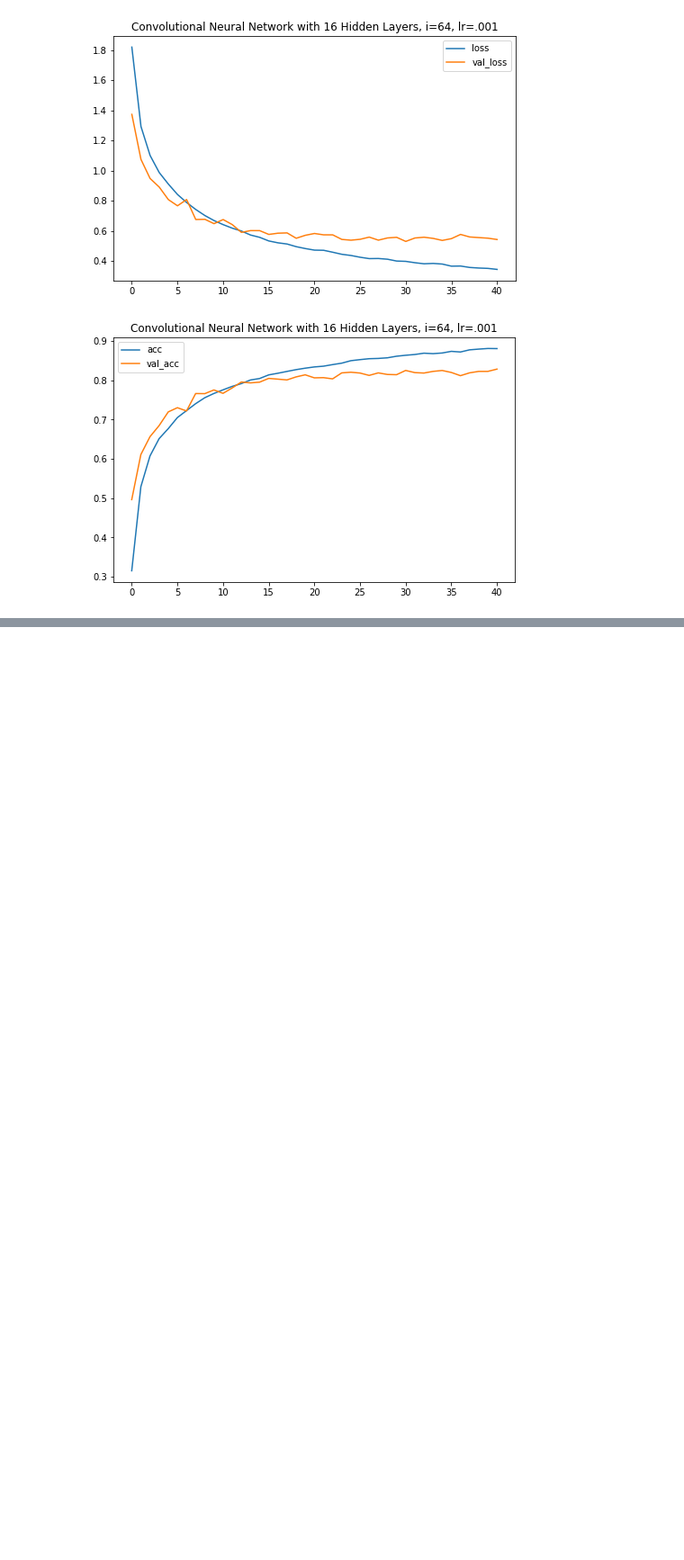
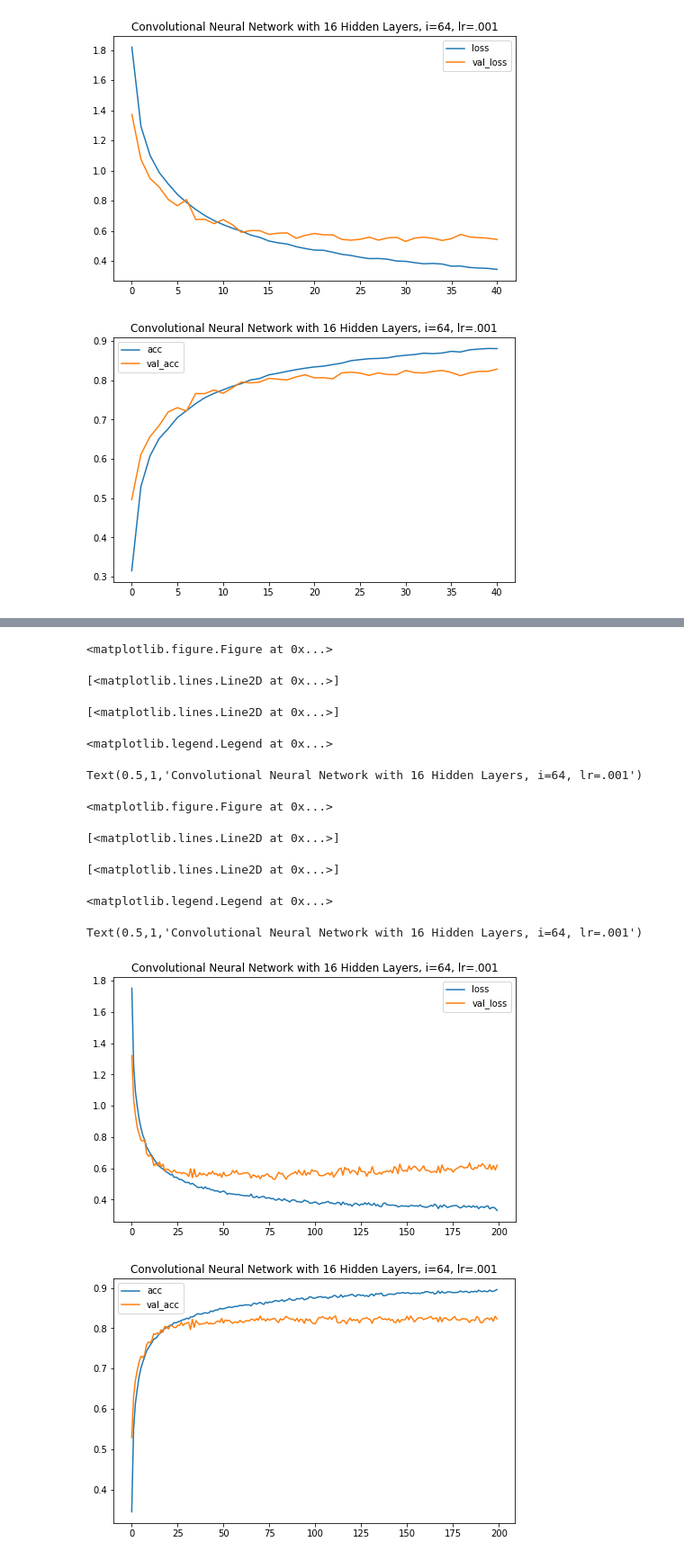
Before and after one commit to coneeleven/Project_DSCT_Image-Classification, a Jupyter notebook: CIFAR10.ipynb, the cells around one changed output, grey strips where cells are left out. Shown at 90% size. Drawn from its saved outputs; the diff is of its cells as text; code cells hidden in the pictures; blank space fills up the shorter version.

```diff
--- a/CIFAR10.ipynb
+++ b/CIFAR10.ipynb
@@ -1138,0 +1220,22 @@ Text(0.5,1,'Convolutional Neural Network with 16 Hidden Layers, i=64, lr=.00001'
+# %%
+i=64
+cnn64_001_64 = cnn(i,2*i,4*i,12*i,6*i,2,.001) # i=64, lr=.001
+batch_size = 64
+epochs = 200
+
+# Train the model
+csv_logger = CSVLogger('cnn64_001_64.log')
+
+start = time.time()
+model64_001_64 = cnn64_001_64.fit(X_train, y_train, batch_size=batch_size, epochs=epochs,
+                            validation_data = (X_test, y_test), verbose=1,
+                            callbacks=[csv_logger])
+end = time.time()
+
+# save model to HDF5 file
+cnn64_001_64.save('model64_001_64.h5')
+
+# compute test accuracy
+scores = cnn64_001_64.evaluate(X_test, y_test, verbose=1)
+print ("Model took %0.2f minutes to train" % ((end - start)/60))
+print ("Accuracy on test data is: %0.2f" % (scores[1]*100))
@@ -1138,0 +1260,27 @@ Text(0.5,1,'Convolutional Neural Network with 16 Hidden Layers, i=64, lr=.00001'
+# %%
+plt.figure(figsize=(8,5));
+plt.plot(model64_001_64.history['loss']);
+plt.plot(model64_001_64.history['val_loss']);
+plt.legend(['loss','val_loss']);
+plt.title('Convolutional Neural Network with 16 Hidden Layers, i=64, lr=.001, bs=64');
+plt.savefig('6400164l.png')
+
+plt.figure(figsize=(8,5));
+plt.plot(model64_001_64.history['acc']);
+plt.plot(model64_001_64.history['val_acc']);
+plt.legend(['acc','val_acc']);
+plt.title('Convolutional Neural Network with 16 Hidden Layers, i=64, lr=.001, bs=64');
+plt.savefig('6400164a.png')
+# %% [output]
+<matplotlib.figure.Figure at 0x...>
+[<matplotlib.lines.Line2D at 0x...>]
+[<matplotlib.lines.Line2D at 0x...>]
+<matplotlib.legend.Legend at 0x...>
+Text(0.5,1,'Convolutional Neural Network with 16 Hidden Layers, i=64, lr=.001')
+<matplotlib.figure.Figure at 0x...>
+[<matplotlib.lines.Line2D at 0x...>]
+[<matplotlib.lines.Line2D at 0x...>]
+<matplotlib.legend.Legend at 0x...>
+Text(0.5,1,'Convolutional Neural Network with 16 Hidden Layers, i=64, lr=.001')
+[figure, added]
+[figure, added]
```
Also changed, not shown: parts of 34 cells of this notebook.
